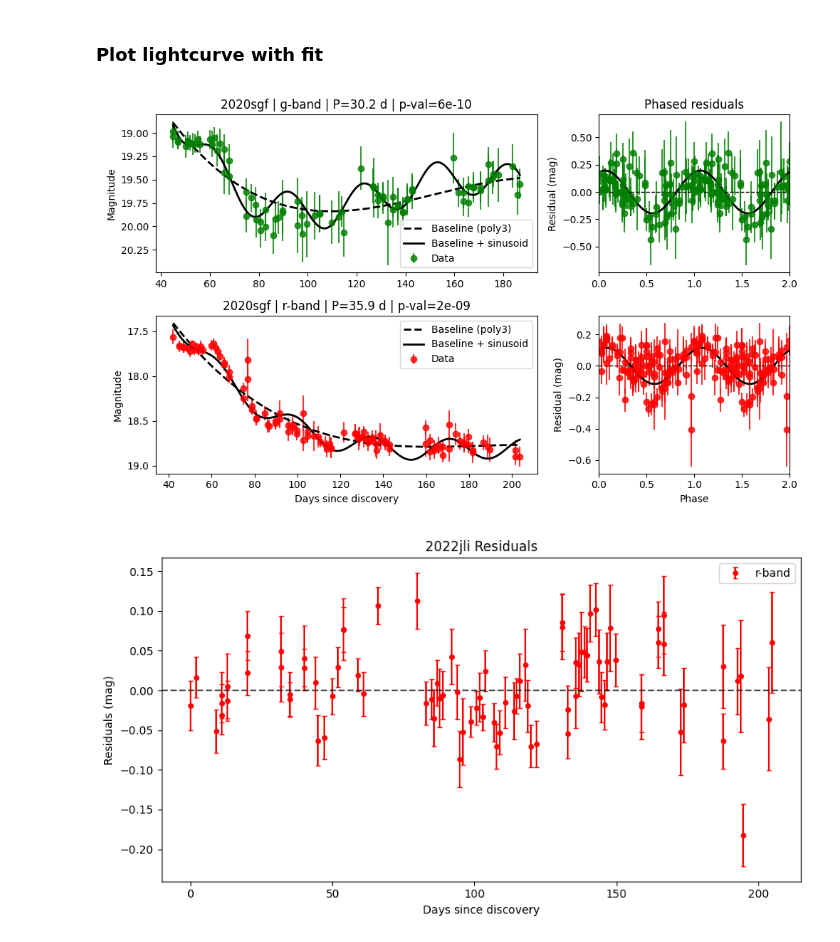
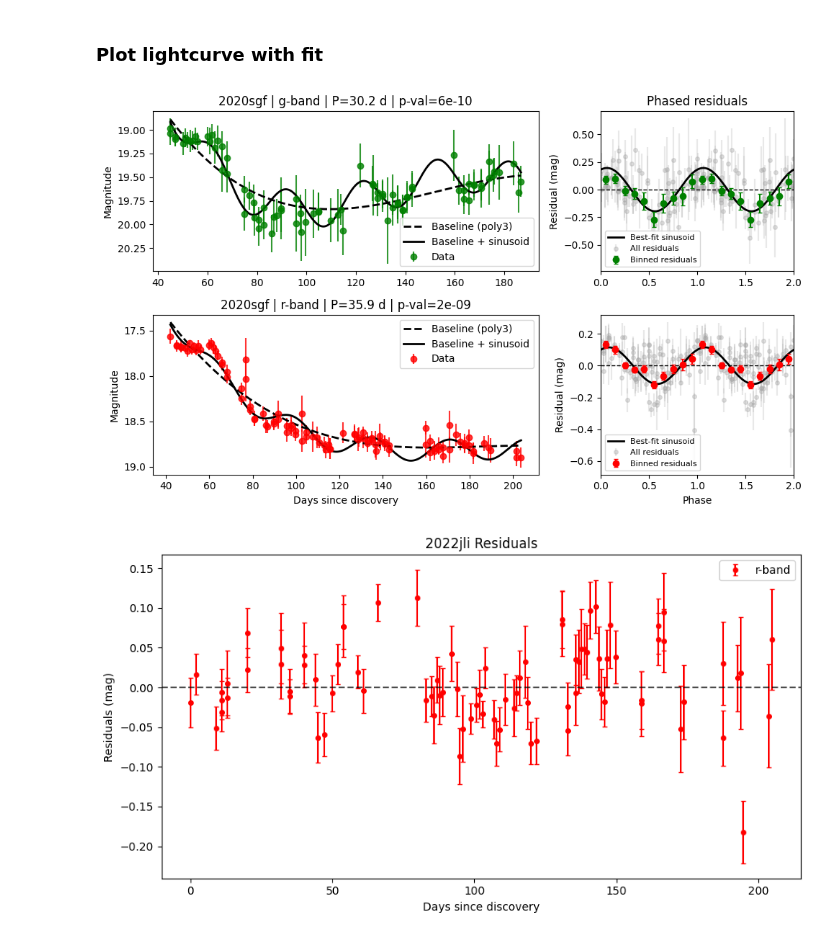
Before and after one commit to hoasaf3/sne_periodicity_search, a Jupyter notebook: periodicity_search.ipynb, the cells around one changed output. Cells and saved outputs as stored; diff of their text form; code cells hidden in the pictures.

```diff
--- a/periodicity_search.ipynb
+++ b/periodicity_search.ipynb
@@ -488,7 +485,7 @@ import matplotlib.pyplot as plt
 band_colors = {1: 'g', 2: 'r', 3: 'orange'}
 band_str = {1: 'g-band', 2: 'r-band', 3: 'i-band'}
 
-def plot_with_phase(grouped_results, candidate_library, sn_name, method="poly3"):
+def plot_with_phase(grouped_results, candidate_library, sn_name, method="poly3", n_phase_bins=20):
 
     grouped = grouped_results[method]
     if sn_name not in grouped:
@@ -549,41 +546,82 @@ def plot_with_phase(grouped_results, candidate_library, sn_name, method="poly3")
         phase_double = np.concatenate([phase, phase + 1])
         residuals_double = np.concatenate([residuals, residuals])
         errs_double = np.concatenate([errs, errs])
-        ax_phase.errorbar(phase_double, residuals_double, color=band_colors.get(fid, 'k'),
-                        yerr=errs_double, fmt='o', alpha=0.8)
+        # Show all phased points in grey, then highlight phase-binned residuals in band color.
+        ax_phase.errorbar(
+            phase_double,
+            residuals_double,
+            yerr=errs_double,
+            fmt='o',
+            color='0.65',
+            ecolor='0.75',
+            alpha=0.35,
+            ms=4,
+            label="All residuals",
+            zorder=1,
+        )
+
+        phase_bin_edges = np.linspace(0, 2, n_phase_bins + 1)
+        phase_bin_centers = 0.5 * (phase_bin_edges[:-1] + phase_bin_edges[1:])
+        binned_phase = []
+        binned_residuals = []
+        binned_errs = []
+
+        for lo, hi, center in zip(phase_bin_edges[:-1], phase_bin_edges[1:], phase_bin_centers):
+            in_bin = (phase_double >= lo) & (phase_double < hi)
+            if not np.any(in_bin):
+                continue
+
+            weights = 1.0 / errs_double[in_bin]**2
+            binned_phase.append(center)
+            binned_residuals.append(np.average(residuals_double[in_bin], weights=weights))
+            binned_errs.append(np.sqrt(1.0 / np.sum(weights)))
+
+        ax_phase.errorbar(
+            binned_phase,
+            binned_residuals,
+            yerr=binned_errs,
+            fmt='o',
+            color=band_colors.get(fid, 'k'),
+            ecolor=band_colors.get(fid, 'k'),
+            ms=6,
+            capsize=2,
+            label="Binned residuals",
+            zorder=3,
+        )
 
         # Plot best-fit sinusoid
         t_mean = np.mean(days)
         phase_model = np.linspace(0, 2, 1000)
         t_model = phase_model * period
         t_centered_model = t_model - t_mean
 
         omega = 2 * np.pi / period
         A = res["full_params"][-2]
         B = res["full_params"][-1]
         sin_model = (
             A * np.sin(omega * t_centered_model) +
             B * np.cos(omega * t_centered_model)
         )
         ax_phase.plot(phase_model, sin_model,
                     color='k', lw=2, label="Best-fit sinusoid")
 
         ax_phase.axhline(0, color='black', ls='--', lw=1)
         ax_phase.set_xlim(0, 2)
         ax_phase.set_ylabel("Residual (mag)")
+        ax_phase.legend(fontsize=8)
 
     axes[-1, 0].set_xlabel("Days since discovery")
     axes[-1, 1].set_xlabel("Phase")
     axes[0, 1].set_title("Phased residuals")
 
     plt.tight_layout()
     # plt.savefig('Figures/2019tsf_fit_phase.pdf', dpi=300, bbox_inches='tight')
     plt.show()
 
 
-plot_with_phase(updated_grouped, candidate_library, '2020sgf', method="poly3")
+plot_with_phase(grouped_results, candidate_library, '2020sgf', method="poly3")
 # %% [output]
-[figure, old version]
+[figure, new version]
 # %%
 ''' plot 2022jli resids'''
 import numpy as np
```
Also changed, not shown: parts of 16 cells of this notebook.
